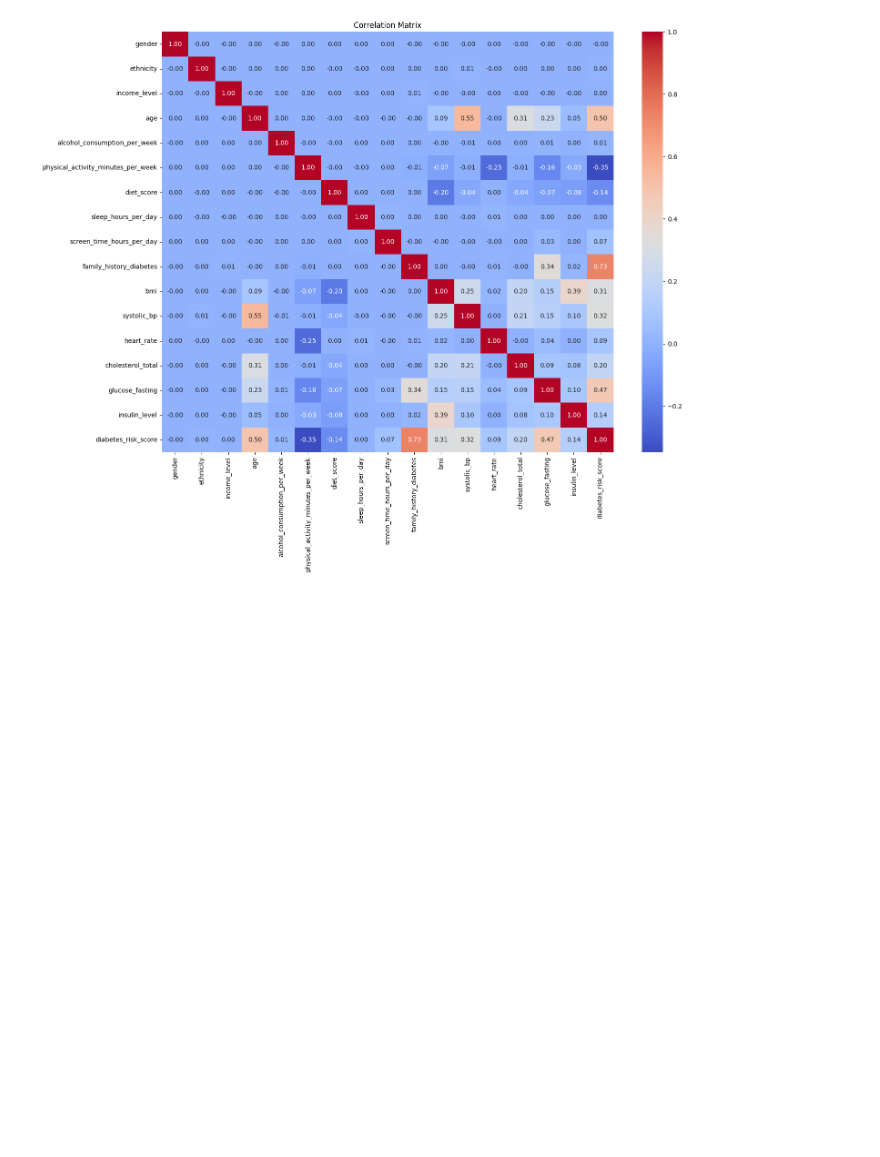
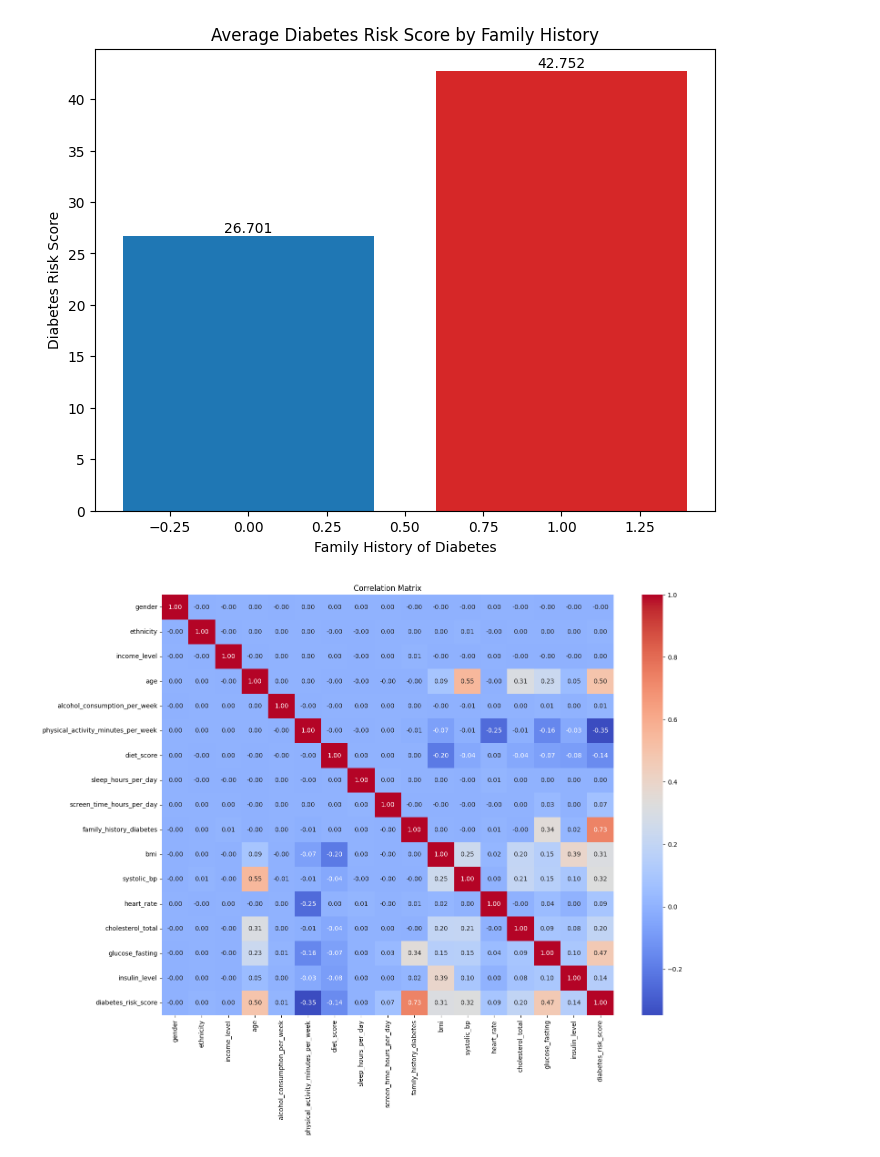
Before and after one commit to LulyaHaile/ds2003, a Jupyter notebook: phase3_graphs.ipynb, the cells around one changed output. Cells and saved outputs as stored; diff of their text form; code cells hidden in the pictures; blank space fills up the shorter version.

```diff
--- a/phase3_graphs.ipynb
+++ b/phase3_graphs.ipynb
@@ -149,3 +131,22 @@ fig.show()
+# %%
+grouped = df.groupby("family_history_diabetes")["diabetes_risk_score"].mean().reset_index()
+labels = grouped["family_history_diabetes"]
+scores = grouped["diabetes_risk_score"]
+
+fig, ax = plt.subplots(figsize=(8, 6))
+bars = ax.bar(labels, scores, color=['#1f77b4', '#d62728'])
+
+for bar in bars:
+    height = bar.get_height()
+    ax.text(bar.get_x() + bar.get_width()/2, height + 0.01, f'{height:.3f}', ha='center', va='bottom')
+
+ax.set_title("Average Diabetes Risk Score by Family History")
+ax.set_xlabel("Family History of Diabetes")
+ax.set_ylabel("Diabetes Risk Score")
+
+plt.show()
+# %% [output]
+[figure, added]
 # %%
 # categorical variables
 df_encoded = df.copy()
```
Also changed, not shown: parts of 1 cell of this notebook.
